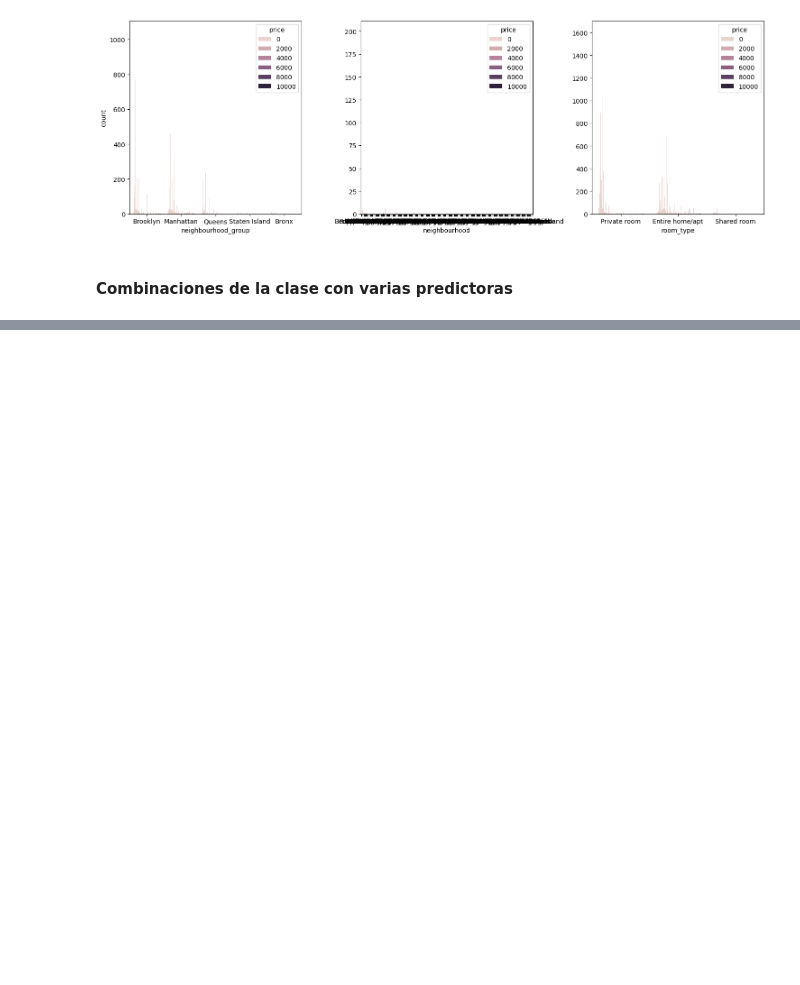
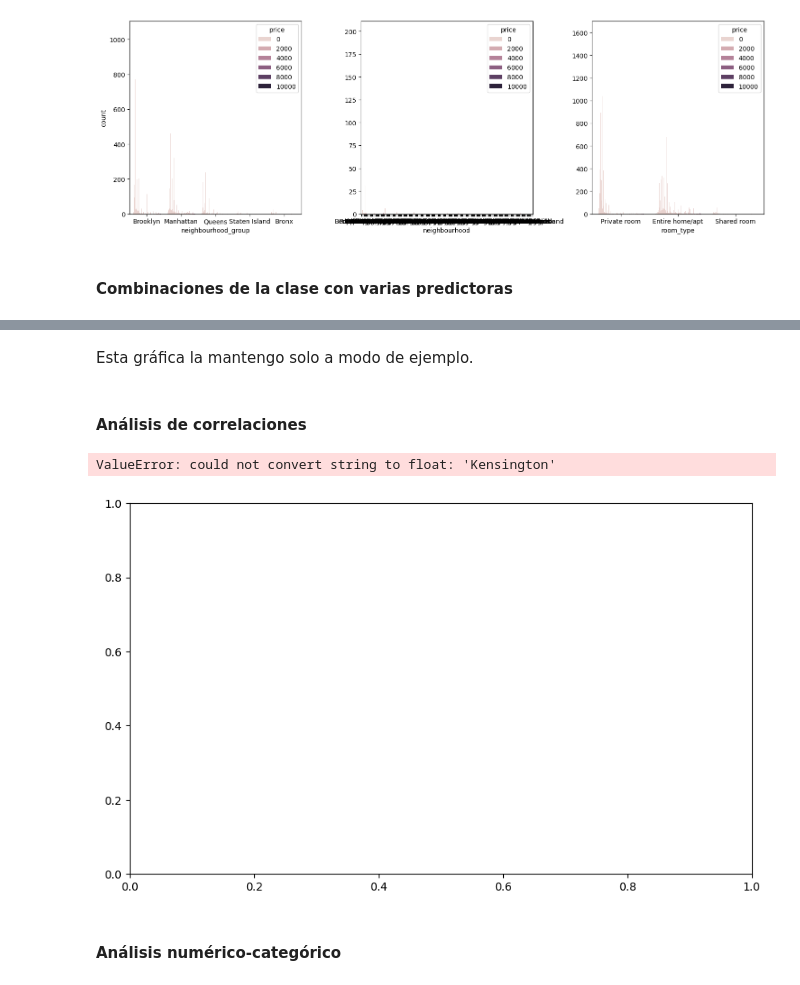
Before and after one commit to 4GeeksAcademy/machine-learning-python-template_ds_13_david_2, a Jupyter notebook: src/explore.ipynb, the cells around one changed output, grey strips where cells are left out. Saved outputs shown, nothing was run; the diff lists cells and outputs as text; code cells hidden in the pictures; blank space fills up the shorter version.

```diff
--- a/src/explore.ipynb
+++ b/src/explore.ipynb
@@ -205,0 +211,20 @@ TypeError: _AxesBase.__init__() missing 1 required positional argument: 'fig'
+# %% [markdown]
+ Esta gráfica la mantengo solo a modo de ejemplo.
+# %% [markdown]
+#### Análisis de correlaciones
+# %%
+data_airbnb["neighbourhood_group_n"] = pd.factorize(data_airbnb["neighbourhood_group"])[0]
+data_airbnb["calculated_host_listings_count_n"] = pd.factorize(data_airbnb["calculated_host_listings_count"])[0]
+
+fig, axis = plt.subplots(figsize = (10, 6))
+
+sns.heatmap(data_airbnb[["price", "neighbourhood_group_n", "calculated_host_listings_count_n", "neighbourhood", "room_type", "minimun_nights", "number_of_reviews", "availability_365"]].corr(), annot = True, fmt = ".2f")
+
+plt.tight_layout()
+
+plt.show()
+# %% [output]
+ValueError: could not convert string to float: 'Kensington'
+[figure, added]
+# %% [markdown]
+#### Análisis numérico-categórico
```
Also changed, not shown: parts of 4 cells of this notebook.
